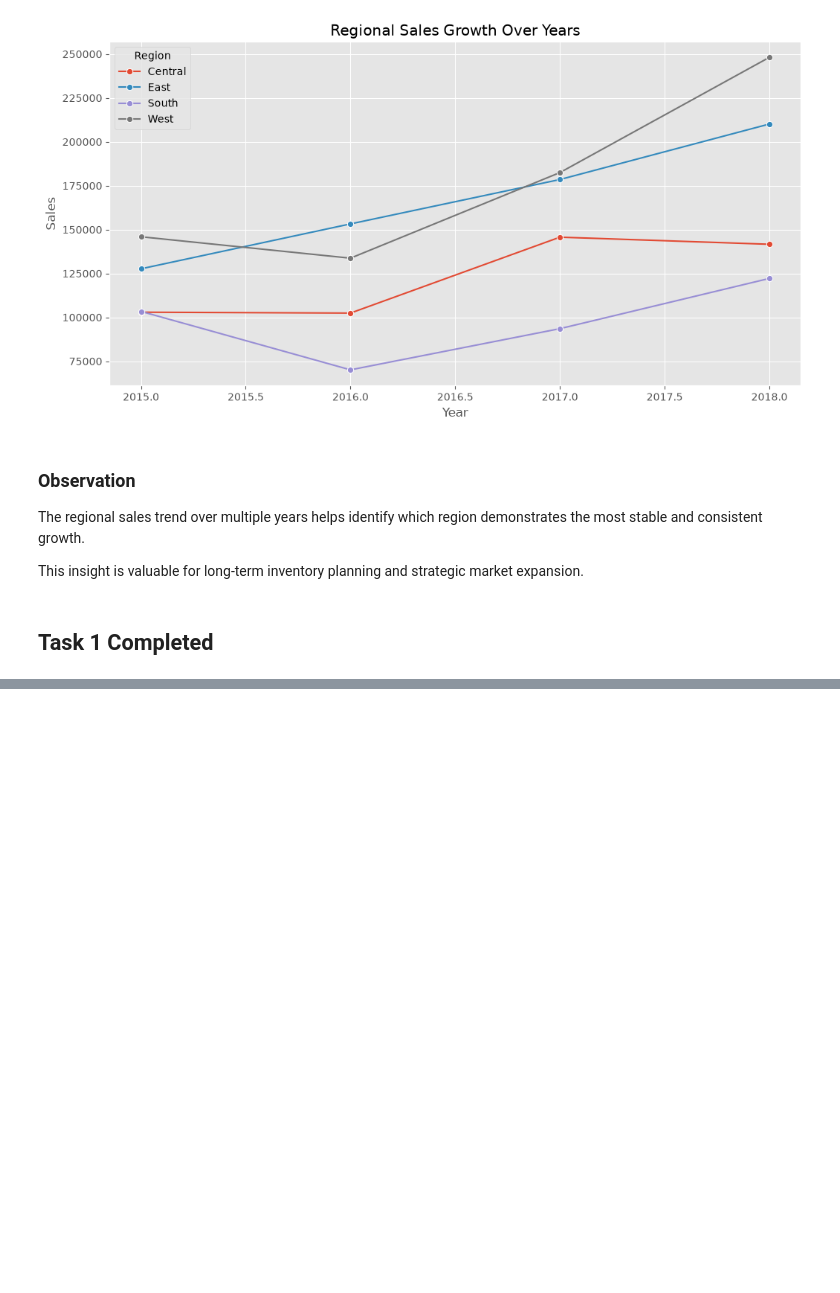
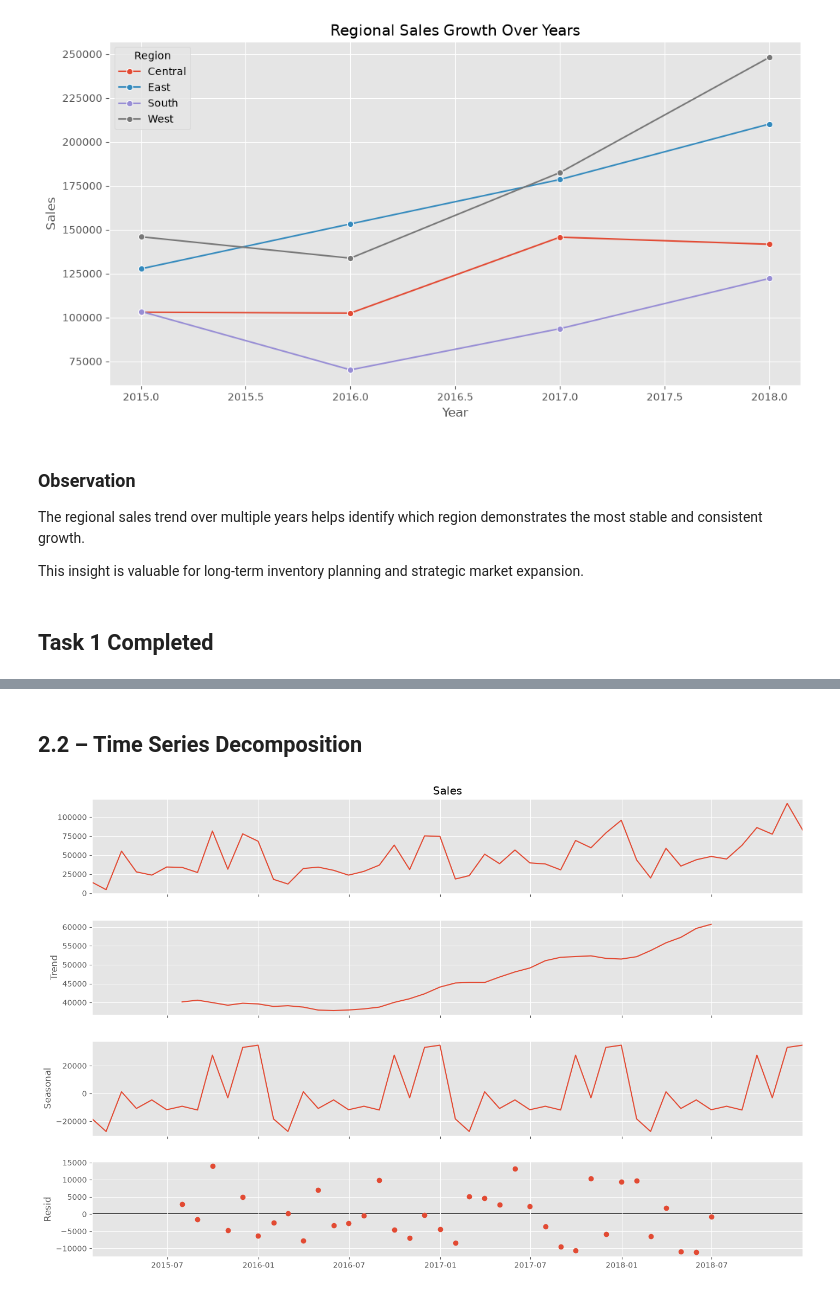
Before and after one commit to opmeenaji81/SalesForecasting_OmprakashMeena, a Jupyter notebook: analysis.ipynb, the cells around one changed output, grey strips where cells are left out. Drawn from its saved outputs; the diff is of its cells as text; code cells hidden in the pictures; blank space fills up the shorter version.

Commit message:
Completed time series decomposition

```diff
--- a/analysis.ipynb
+++ b/analysis.ipynb
@@ -904,0 +976,2 @@ This insight is valuable for long-term inventory planning and strategic market e
+# %% [markdown]
+## 2.2 – Time Series Decomposition
@@ -904,0 +982,14 @@ This insight is valuable for long-term inventory planning and strategic market e
+# %%
+decomposition = seasonal_decompose(
+    monthly_ts["Sales"],
+    model="additive",
+    period=12
+)
+# %%
+fig = decomposition.plot()
+
+fig.set_size_inches(16,10)
+
+plt.show()
+# %% [output]
+[figure, added]
```
Also changed, not shown: parts of 8 cells of this notebook.
